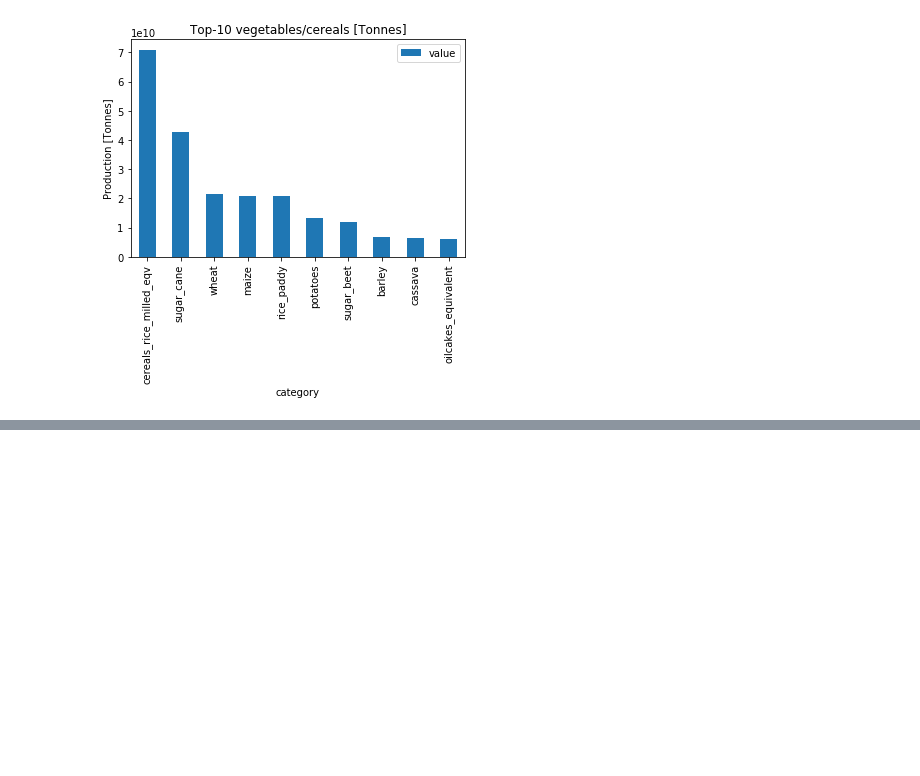
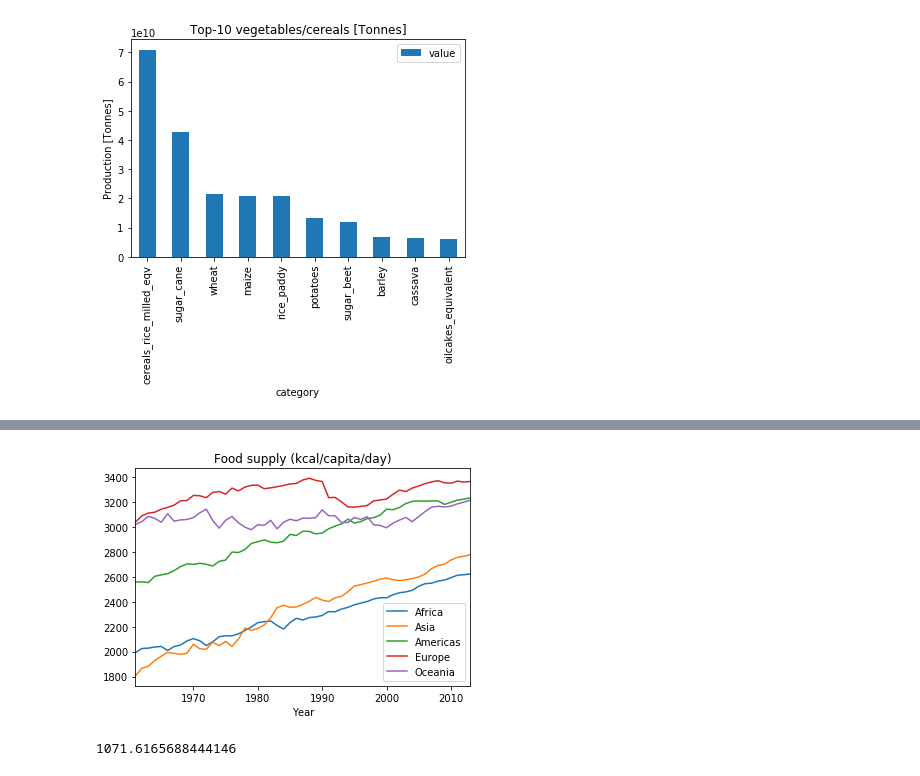
Before and after one commit to tileb1/global-food-statistics, a Jupyter notebook: descriptive_analysis.ipynb, the cells around one changed output, grey strips where cells are left out. Saved outputs shown, nothing was run; the diff lists cells and outputs as text; code cells hidden in the pictures; blank space fills up the shorter version.

Commit message:
Added daily food supply

```diff
--- a/descriptive_analysis.ipynb
+++ b/descriptive_analysis.ipynb
@@ -368,0 +367,2 @@ fao_crops_df.year.unique()
+# %%
+food_balance_df = pd.read_csv('data/FoodBalanceSheets_E_All_Data_(Normalized).zip', encoding='latin-1')
@@ -368,0 +394,16 @@ fao_crops_df.year.unique()
+# %%
+continents = ['Africa', 'Asia', 'Americas', 'Europe', 'Oceania']
+cereals_df = food_balance_df[(food_balance_df.Element == 'Food supply (kcal/capita/day)') &
+                (food_balance_df.Item == 'Grand Total')][['Area', 'Year', 'Value']]
+cereals_df
+ax = plt.gca()
+for continent in continents:
+    cereals_df[cereals_df.Area == continent].plot(ax=ax, x='Year', y='Value')
+    ax.legend(continents)
+    ax.set_title('Food supply (kcal/capita/day)')
+# %% [output]
+[figure, added]
+# %%
+cereals_df['Value'].mean()
+# %% [output]
+1071.6165688444146
```
Also changed, not shown: parts of 4 cells of this notebook, 1 other file.
